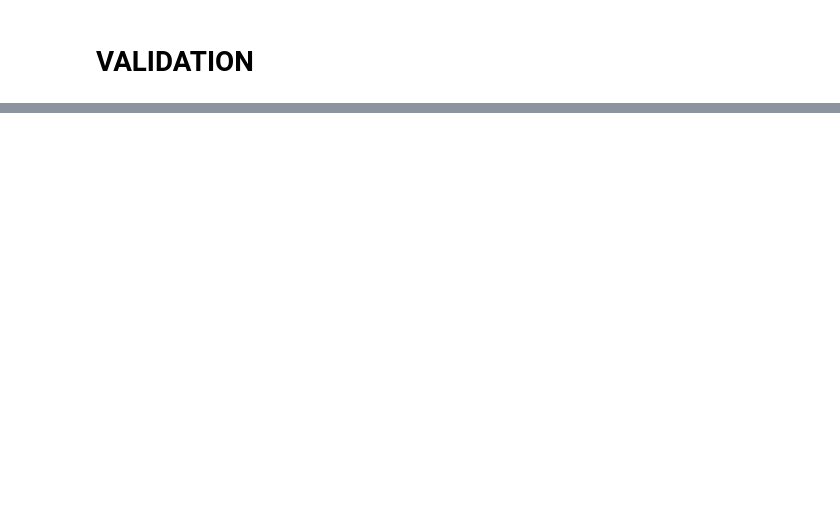
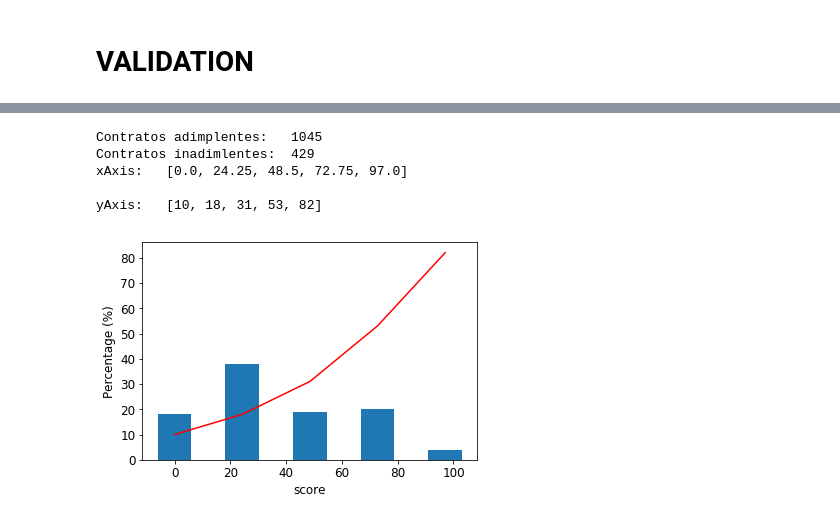
Before and after one commit to vultor33/Logistics, a Jupyter notebook: rupturaLSTM.ipynb, the cells around one changed output, grey strips where cells are left out. Cells and saved outputs as stored; diff of their text form; code cells hidden in the pictures; blank space fills up the shorter version.

```diff
--- a/rupturaLSTM.ipynb
+++ b/rupturaLSTM.ipynb
@@ -134,0 +143,5 @@ yAxis:   [1, 3, 17, 27, 21]
+# %%
+rupPred = RupturaPrediction(X)
+rupPred.addFirstY(Ytest)
+scoreY = rupPred._validationSteps(Ytest, model)
+scorePred = rupPred.getScore()
@@ -134,0 +156,28 @@ yAxis:   [1, 3, 17, 27, 21]
+# %%
+dataScore = []
+for j in range(scorePred.shape[1]):
+    predictions = []
+    isRuptura = False
+    for i in range(scorePred.shape[0]):
+        predictions.append(scorePred[i][j])
+        if scoreY[i][j] == 1:
+            rupScore = int(100*np.median(predictions))
+            dataScore.append((rupScore,1))
+            isRuptura = True
+            break
+    if not isRuptura:
+        rupScore = int(100*np.median(predictions))
+        dataScore.append((rupScore,0))
+# %%
+dataScore = pd.DataFrame(data=dataScore,columns=['score','Inadimplente'])
+dataScore.loc[:,'Inadimplente'] = [str(x) for x in dataScore.loc[:,'Inadimplente'].values]
+de = DataExploration(dataScore)
+de.setNpoints(5)
+de.graphicInadimplenciaXContinuum(dataScore, 'score')  # MELHORAR ESSE GRAFICO
+# %% [output]
+Contratos adimplentes:   1045
+Contratos inadimlentes:  429
+xAxis:   [0.0, 24.25, 48.5, 72.75, 97.0]
+
+yAxis:   [10, 18, 31, 53, 82]
+[figure, added]
```
Also changed, not shown: parts of 10 cells of this notebook, 3 other files.
